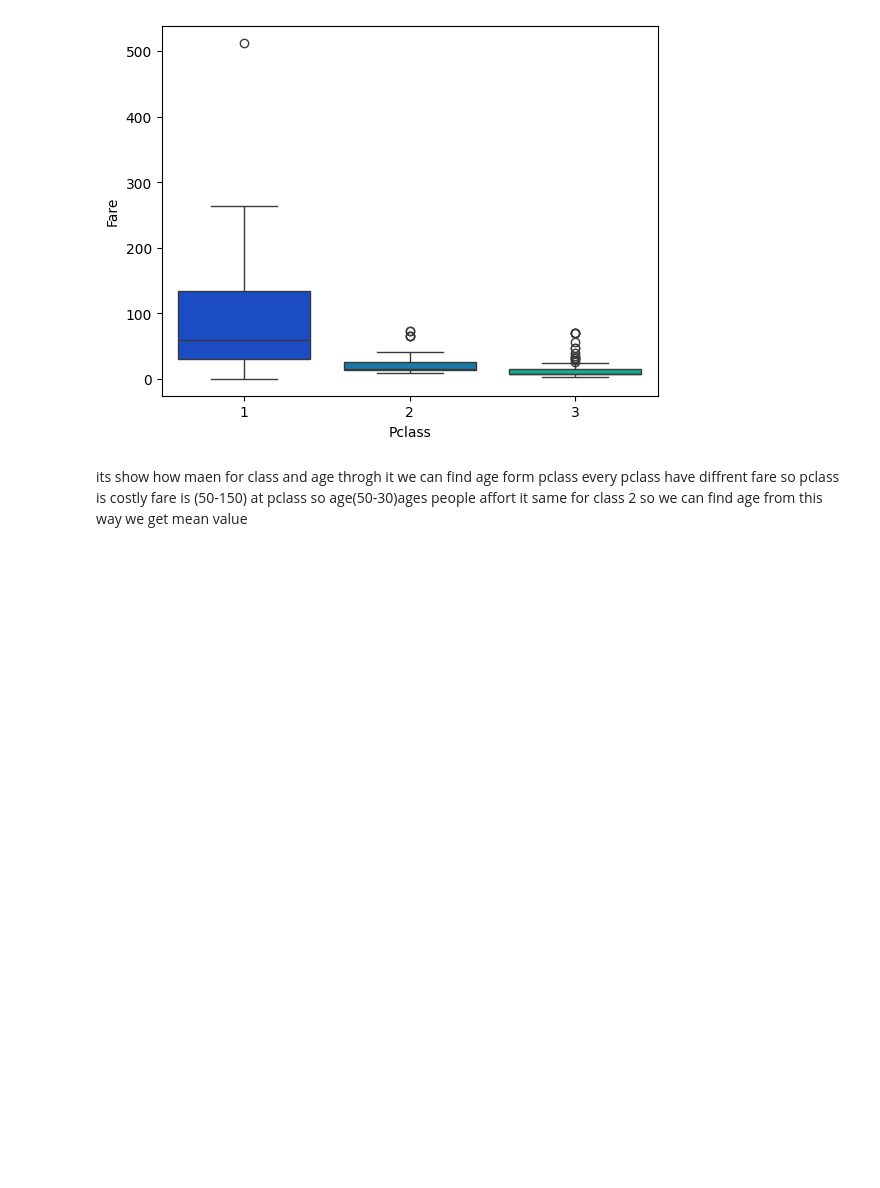
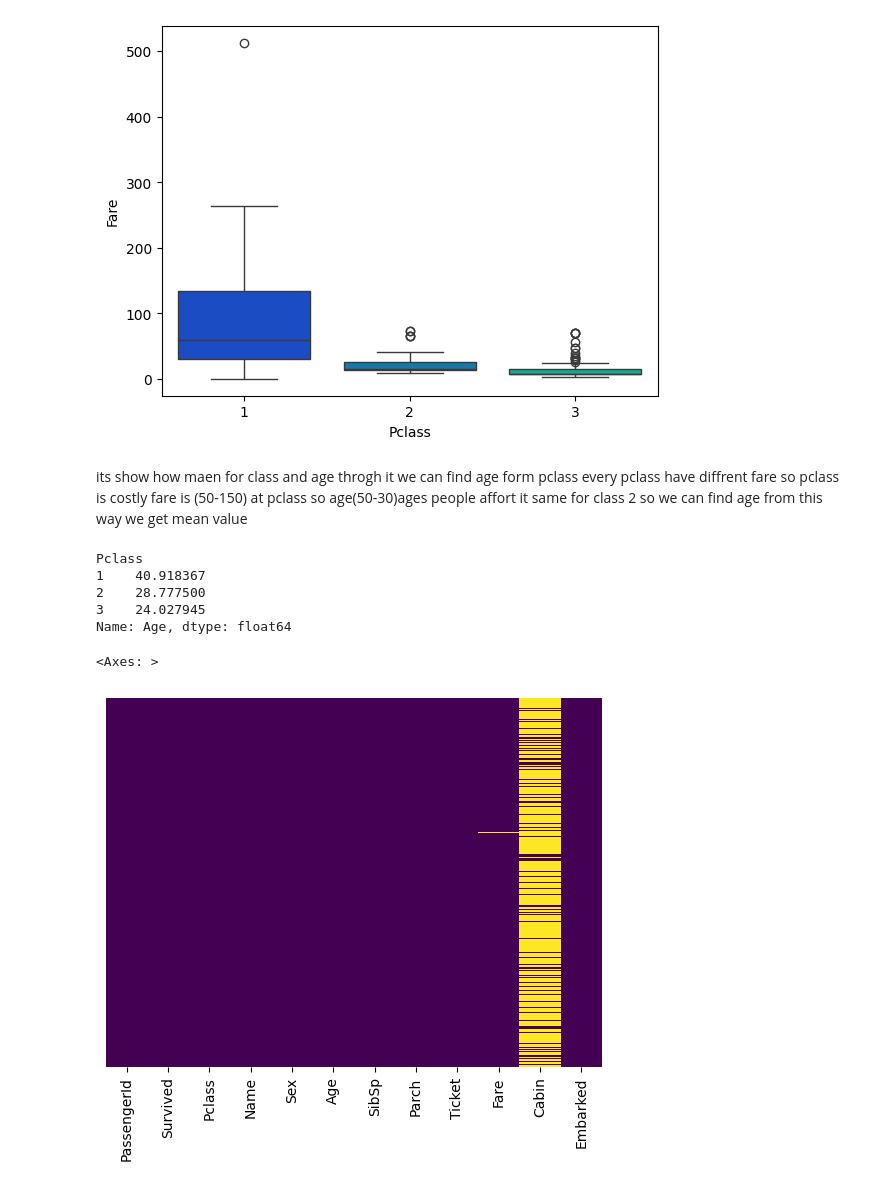
Before and after one commit to Nehaasati/KK1-Malm-Neha-asati, a Jupyter notebook: titanic.ipynb, the cells around one changed output. Cells and saved outputs as stored; diff of their text form; code cells hidden in the pictures; blank space fills up the shorter version.

Commit message:
convert null value to mean of pclass value

```diff
--- a/titanic.ipynb
+++ b/titanic.ipynb
@@ -128,0 +132,34 @@ its show how maen for class and age throgh it we can find age form pclass every
+# %%
+age = df.groupby("Pclass")["Age"].mean()
+
+print(age)
+# %% [output]
+Pclass
+1    40.918367
+2    28.777500
+3    24.027945
+Name: Age, dtype: float64
+# %%
+def impute_age(cols):
+    Age=cols[0]
+    Pclass=cols[1]
+
+    if pd.isnull(Age):
+
+        if Pclass == 1:
+            return 37
+
+        elif Pclass ==2:
+            return 29
+
+        else:
+            return 24
+    else:
+        return Age
+# %%
+df['Age']=df[['Age','Pclass']].apply(impute_age,axis=1)
+# %%
+sns.heatmap(df.isnull(),yticklabels=False,cbar=False,cmap='viridis')
+# %% [output]
+<Axes: >
+[figure, added]
```
Also changed, not shown: parts of 1 cell of this notebook.
